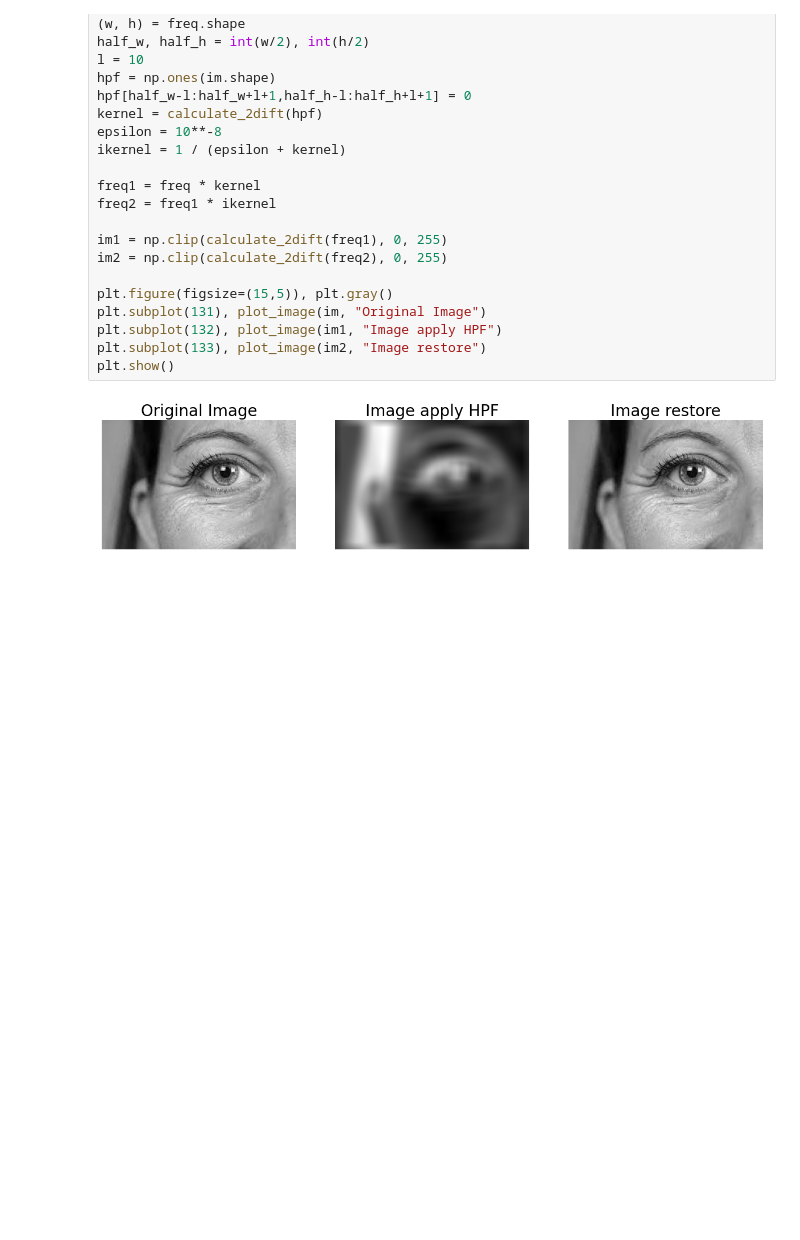
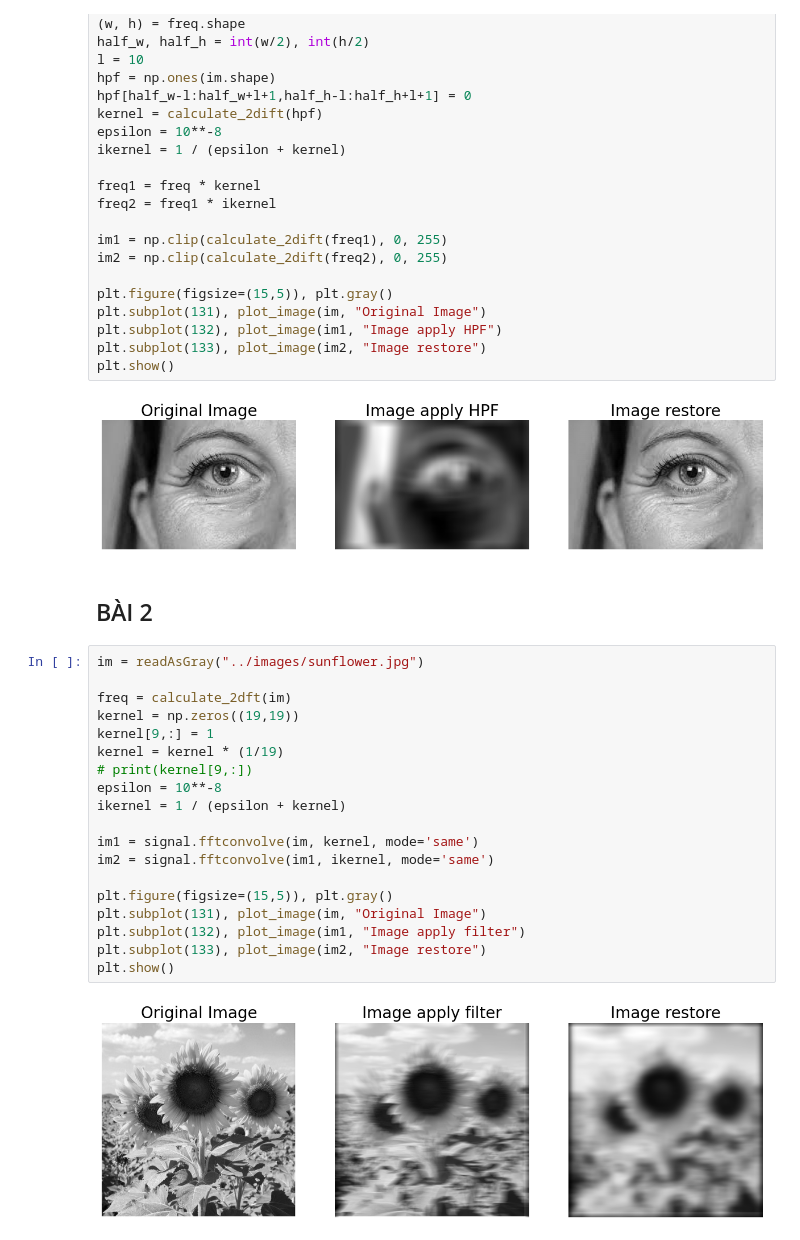
Before and after one commit to MinkuruDev/ImageProcessingLearning, a Jupyter notebook: ex/ex2.ipynb, the cells around one changed output. Drawn from its saved outputs; the diff is of its cells as text; blank space fills up the shorter version.

```diff
--- a/ex/ex2.ipynb
+++ b/ex/ex2.ipynb
@@ -70,3 +70,26 @@ plt.subplot(133), plot_image(im2, "Image restore")
 plt.show()
 # %% [output]
 [figure]
+# %% [markdown]
+## BÀI 2
+# %%
+im = readAsGray("../images/sunflower.jpg")
+
+freq = calculate_2dft(im)
+kernel = np.zeros((19,19))
+kernel[9,:] = 1
+kernel = kernel * (1/19)
+# print(kernel[9,:])
+epsilon = 10**-8
+ikernel = 1 / (epsilon + kernel)
+
+im1 = signal.fftconvolve(im, kernel, mode='same')
+im2 = signal.fftconvolve(im1, ikernel, mode='same')
+
+plt.figure(figsize=(15,5)), plt.gray()
+plt.subplot(131), plot_image(im, "Original Image")
+plt.subplot(132), plot_image(im1, "Image apply filter")
+plt.subplot(133), plot_image(im2, "Image restore")
+plt.show()
+# %% [output]
+[figure, added]
```
